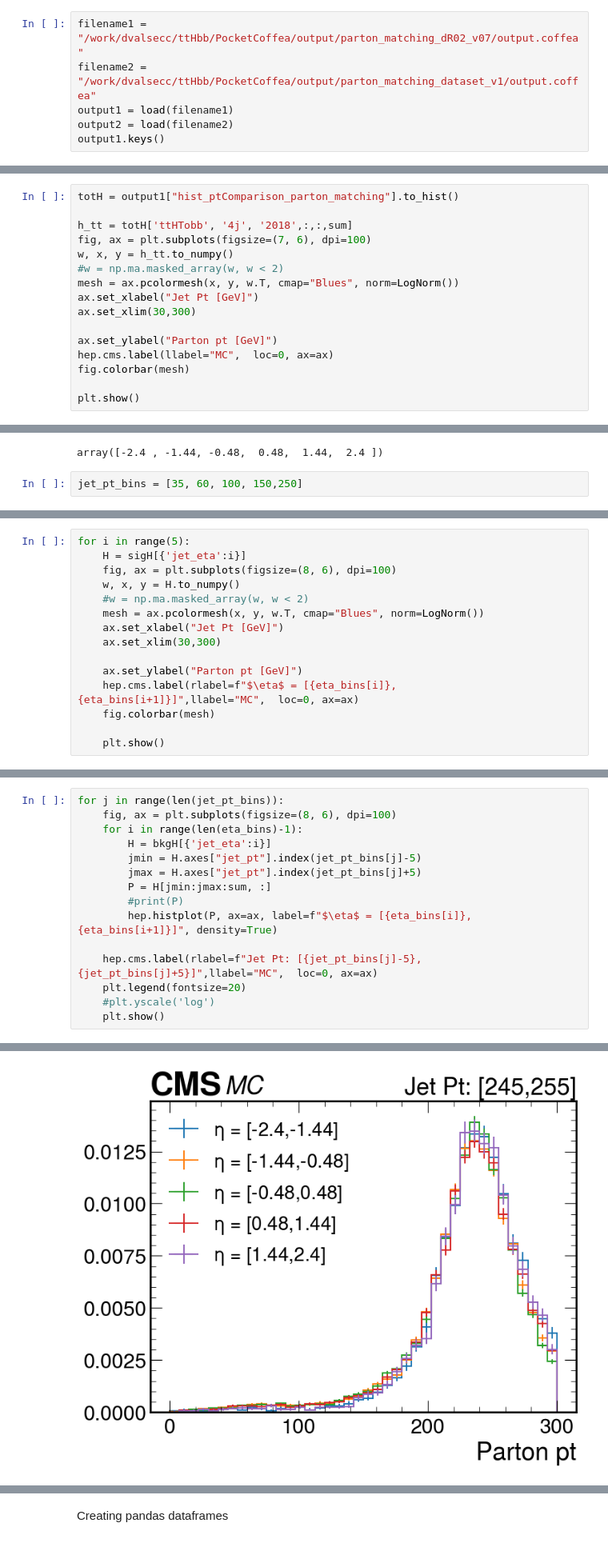
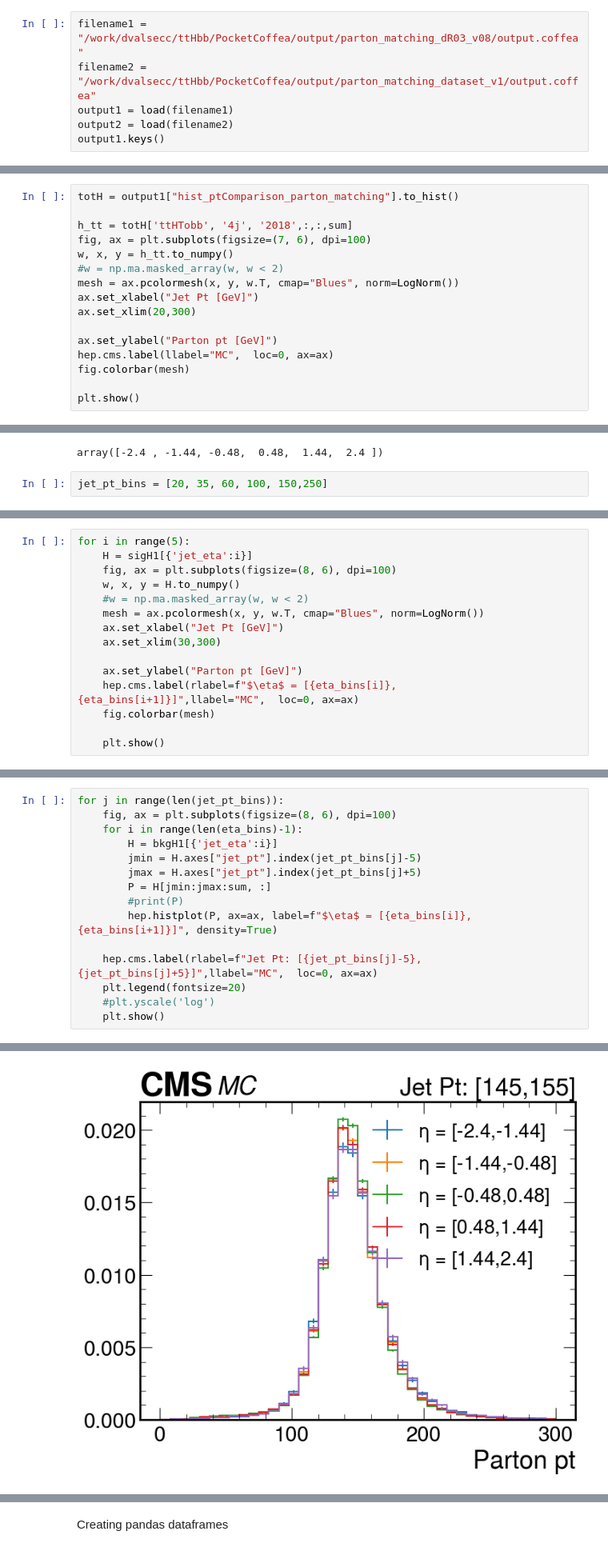
Before and after one commit to PocketCoffea/PocketCoffea, a Jupyter notebook: notebooks/plotting/PartonMatchingEfficiency.ipynb, the cells around one changed output, grey strips where cells are left out. Shown at 80% size. Saved outputs shown, nothing was run; the diff lists cells and outputs as text.

Commit message:
working on parton matching looser selection on jets

```diff
--- a/notebooks/plotting/PartonMatchingEfficiency.ipynb
+++ b/notebooks/plotting/PartonMatchingEfficiency.ipynb
@@ -14,7 +14,7 @@ import pandas as pd
 from pprint import pprint
 hep.style.use(hep.style.ROOT)
 # %%
-filename1 = "/work/dvalsecc/ttHbb/PocketCoffea/output/parton_matching_dR02_v07/output.coffea"
+filename1 = "/work/dvalsecc/ttHbb/PocketCoffea/output/parton_matching_dR03_v08/output.coffea"
 filename2 = "/work/dvalsecc/ttHbb/PocketCoffea/output/parton_matching_dataset_v1/output.coffea"
 output1 = load(filename1)
 output2 = load(filename2)
@@ -349,7 +368,7 @@ w, x, y = h_tt.to_numpy()
 #w = np.ma.masked_array(w, w < 2)
 mesh = ax.pcolormesh(x, y, w.T, cmap="Blues", norm=LogNorm())
 ax.set_xlabel("Jet Pt [GeV]")
-ax.set_xlim(30,300)
+ax.set_xlim(20,300)
 
 ax.set_ylabel("Parton pt [GeV]")
 hep.cms.label(llabel="MC",  loc=0, ax=ax)
@@ -366,7 +385,7 @@ eta_bins
 # %% [output]
 array([-2.4 , -1.44, -0.48,  0.48,  1.44,  2.4 ])
 # %%
-jet_pt_bins = [35, 60, 100, 150,250]
+jet_pt_bins = [20, 35, 60, 100, 150,250]
 # %%
 totH1 = output1["hist_ptComparison_parton_matching"].to_hist()
 totH2 = output2["hist_ptComparison_parton_matching"].to_hist()
@@ -377,7 +396,7 @@ sigH2 = totH['ttHTobb', '4j', '2018',:,:,:]
 bkgH2 = totH['TTToSemiLeptonic', '4j', '2018',:,:,:]
 # %%
 for i in range(5):
-    H = sigH[{'jet_eta':i}]
+    H = sigH1[{'jet_eta':i}]
     fig, ax = plt.subplots(figsize=(8, 6), dpi=100)
     w, x, y = H.to_numpy()
     #w = np.ma.masked_array(w, w < 2)
@@ -468,7 +487,7 @@ for i in range(len(eta_bins)-1):
 for j in range(len(jet_pt_bins)):
     fig, ax = plt.subplots(figsize=(8, 6), dpi=100)
     for i in range(len(eta_bins)-1):
-        H = bkgH[{'jet_eta':i}]
+        H = bkgH1[{'jet_eta':i}]
         jmin = H.axes["jet_pt"].index(jet_pt_bins[j]-5)
         jmax = H.axes["jet_pt"].index(jet_pt_bins[j]+5)
         P = H[jmin:jmax:sum, :]
@@ -487 +506 @@ for j in range(len(jet_pt_bins)):
-[figure, old version]
+[figure, new version]
```
Also changed, not shown: parts of 25 cells of this notebook, 5 other files.
